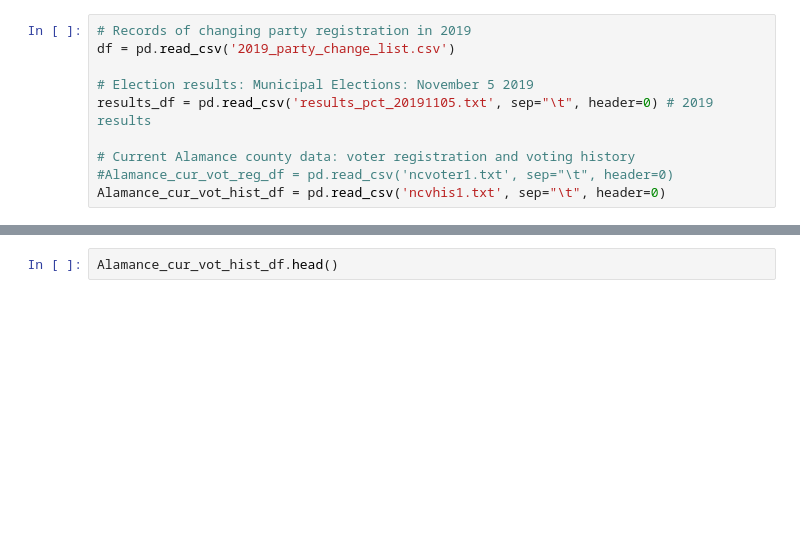
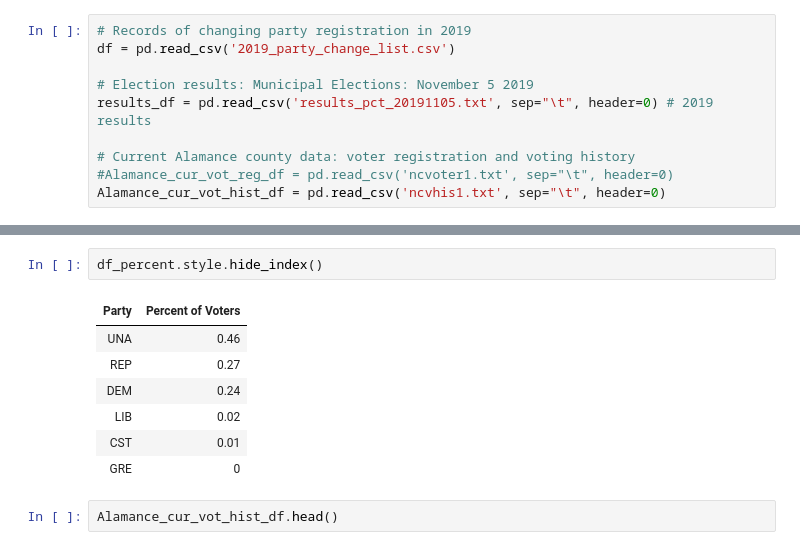
Before and after one commit to StevenDye/NC-Predicting-Political-Party-Changes, a Jupyter notebook: Master_Notebook_Irv.ipynb, the cells around one changed output, grey strips where cells are left out. Drawn from its saved outputs; the diff is of its cells as text; blank space fills up the shorter version.

```diff
--- a/Master_Notebook_Irv.ipynb
+++ b/Master_Notebook_Irv.ipynb
@@ -28,3 +135,13 @@ Alamance_cur_vot_hist_df = pd.read_csv('ncvhis1.txt', sep="\t", header=0)
+# %%
+df_percent.style.hide_index()
+# %% [output]
+| Party | Percent of Voters |
+| UNA | 0.46 |
+| REP | 0.27 |
+| DEM | 0.24 |
+| LIB | 0.02 |
+| CST | 0.01 |
+| GRE | 0 |
 # %%
 Alamance_cur_vot_hist_df.head()
 # %% [output]
```
Also changed, not shown: parts of 20 cells of this notebook, 2 other files.
